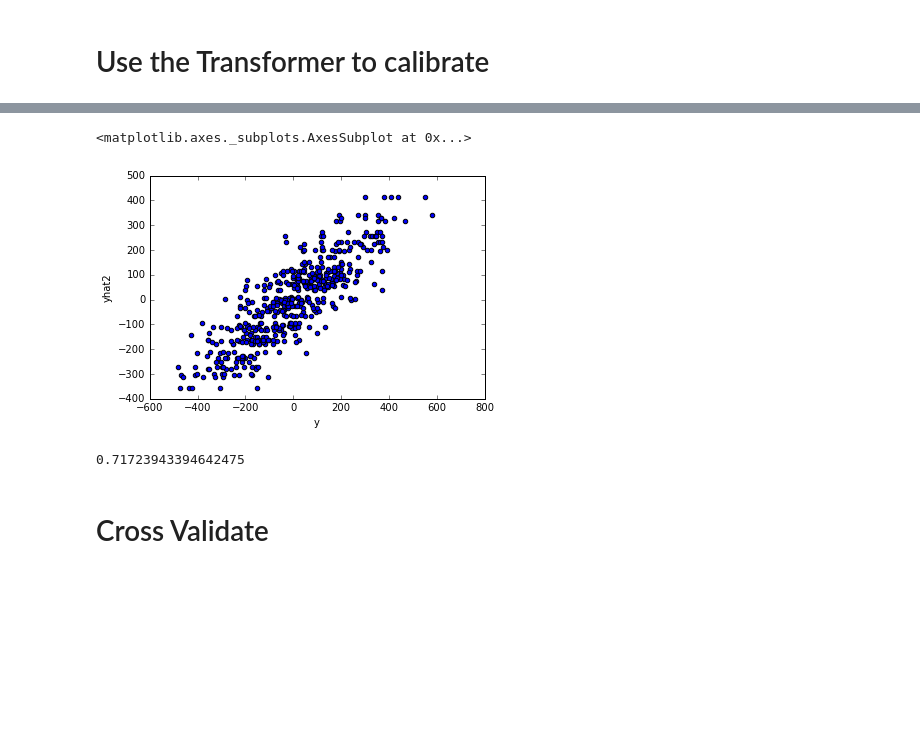
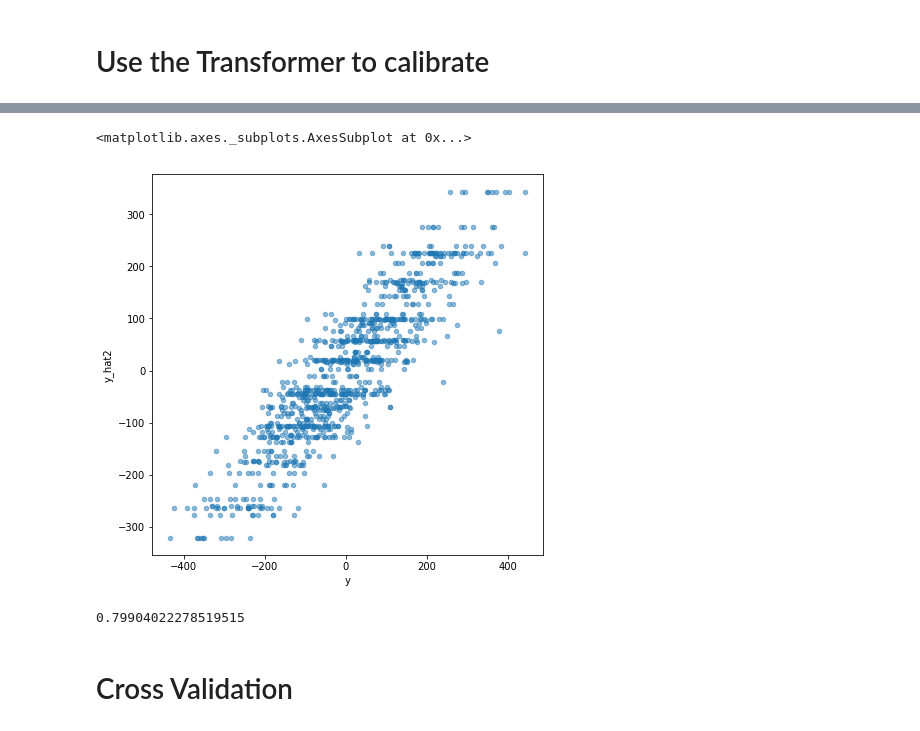
Before and after one commit to weirichd/quantile-calibration, a Jupyter notebook: Example_Use.ipynb, the cells around one changed output, grey strips where cells are left out. Saved outputs shown, nothing was run; the diff lists cells and outputs as text; code cells hidden in the pictures; blank space fills up the shorter version.

```diff
--- a/Example_Use.ipynb
+++ b/Example_Use.ipynb
@@ -31,6 +31,8 @@ df = pd.DataFrame({
     'y_hat': y_hat
 })
 
-df.plot('y', 'y_hat', kind='scatter')
+df = df.sort_values(by='y')
+
+df.plot('y', 'y_hat', kind='scatter', alpha=0.5, figsize=(7, 7))
 # %% [output]
 <matplotlib.axes._subplots.AxesSubplot at 0x...>
@@ -44,3 +44,5 @@ qct = QuantileCalibrationTransformer(quantile=100)
+# %%
+qc = QuantileCalibrator(quantile=100, isotonic_fit=True, isotonic_lambda=1)
 # %%
-qct.fit(y_hat, y)
+qc.fit(y_hat, y)
 # %% [output]
@@ -48,13 +50,13 @@ QuantileCalibrationTransformer(quantile=100)
 # %%
-df['yhat2'] = qct.transform(y_hat)
+df['y_hat2'] = qc.transform(df['y_hat'])
 # %%
-df.plot('y', 'yhat2', kind='scatter')
+df.plot('y', 'y_hat2', kind='scatter', alpha=0.5, figsize=(7, 7))
 # %% [output]
 <matplotlib.axes._subplots.AxesSubplot at 0x...>
-[figure, old version]
+[figure, new version]
 # %%
-r2_score(y, qct.transform(y_hat))
+r2_score(y, qc.transform(y_hat))
 # %% [output]
-0.71723943394642475
+0.79904022278519515
 # %% [markdown]
-# Cross Validate
+# Cross Validation
```
Also changed, not shown: parts of 12 cells of this notebook, 2 other files.
